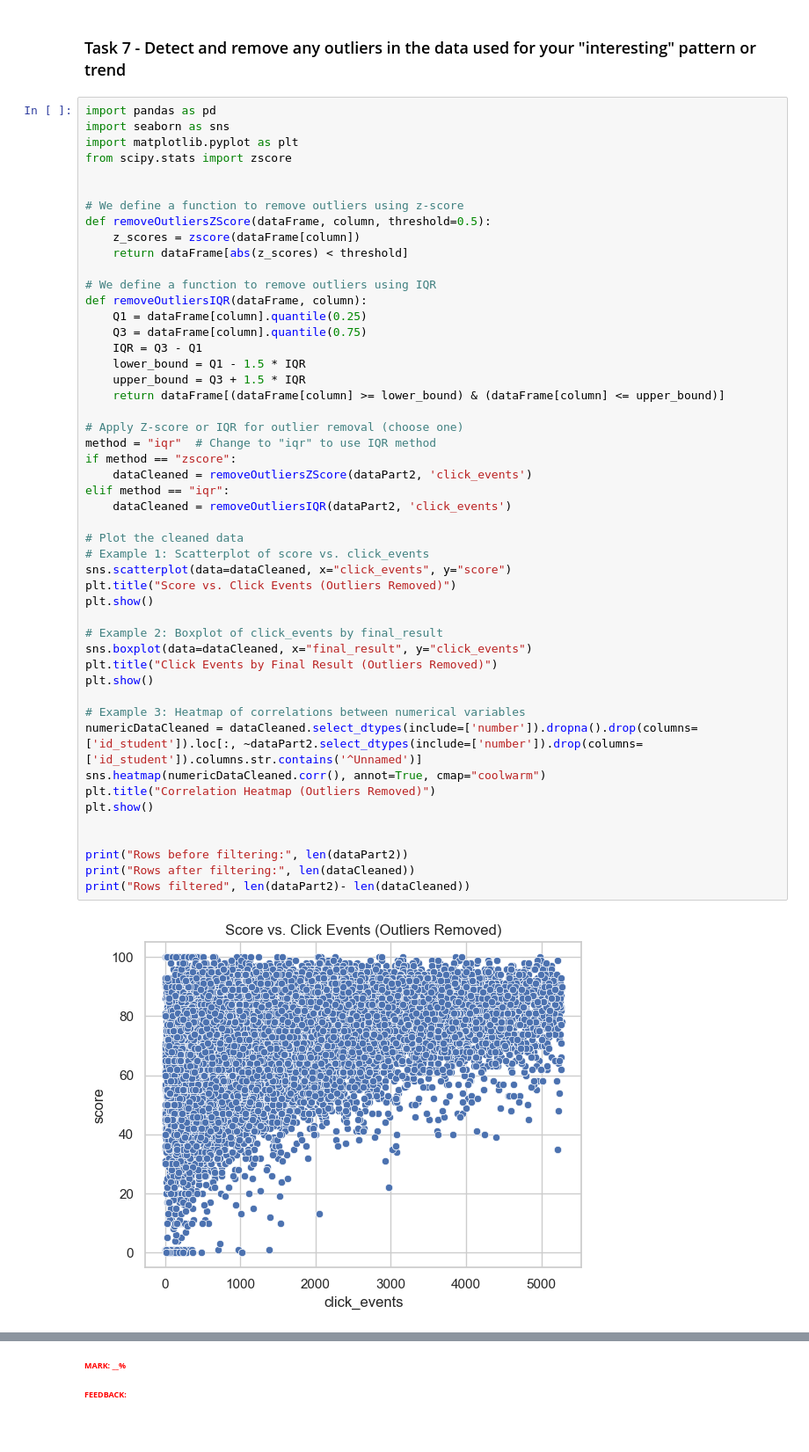
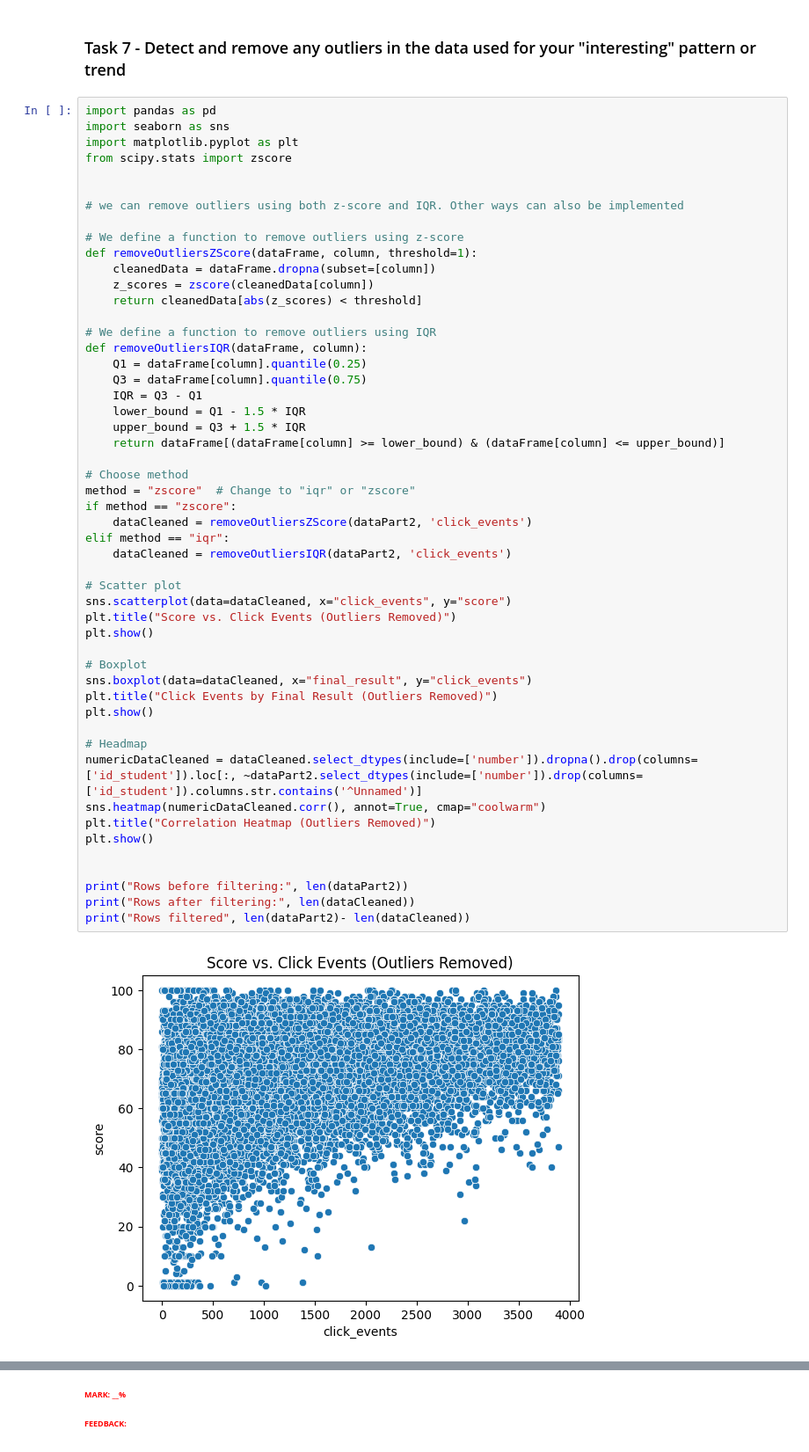
Before and after one commit to emaraitchmsc/autumn-2024-assessment-emaraitchmsc-main, a Jupyter notebook: Part_2.ipynb, the cells around one changed output, grey strips where cells are left out. Shown: that part at 88% size. Drawn from its saved outputs; the diff is of its cells as text.

Commit message:
fixed an issue where z-score gave empty values.

```diff
--- a/Part_2.ipynb
+++ b/Part_2.ipynb
@@ -49,47 +49,49 @@ import matplotlib.pyplot as plt
 from scipy.stats import zscore
 
 
+# we can remove outliers using both z-score and IQR. Other ways can also be implemented
+
 # We define a function to remove outliers using z-score
-def removeOutliersZScore(dataFrame, column, threshold=0.5):
-    z_scores = zscore(dataFrame[column])
-    return dataFrame[abs(z_scores) < threshold]
+def removeOutliersZScore(dataFrame, column, threshold=1):
+    cleanedData = dataFrame.dropna(subset=[column])
+    z_scores = zscore(cleanedData[column])
+    return cleanedData[abs(z_scores) < threshold]
 
 # We define a function to remove outliers using IQR
 def removeOutliersIQR(dataFrame, column):
     Q1 = dataFrame[column].quantile(0.25)
     Q3 = dataFrame[column].quantile(0.75)
     IQR = Q3 - Q1
     lower_bound = Q1 - 1.5 * IQR
     upper_bound = Q3 + 1.5 * IQR
     return dataFrame[(dataFrame[column] >= lower_bound) & (dataFrame[column] <= upper_bound)]
 
-# Apply Z-score or IQR for outlier removal (choose one)
-method = "iqr"  # Change to "iqr" to use IQR method
+# Choose method
+method = "zscore"  # Change to "iqr" or "zscore"
 if method == "zscore":
     dataCleaned = removeOutliersZScore(dataPart2, 'click_events')
 elif method == "iqr":
     dataCleaned = removeOutliersIQR(dataPart2, 'click_events')
 
-# Plot the cleaned data
-# Example 1: Scatterplot of score vs. click_events
+# Scatter plot
 sns.scatterplot(data=dataCleaned, x="click_events", y="score")
 plt.title("Score vs. Click Events (Outliers Removed)")
 plt.show()
 
-# Example 2: Boxplot of click_events by final_result
+# Boxplot
 sns.boxplot(data=dataCleaned, x="final_result", y="click_events")
 plt.title("Click Events by Final Result (Outliers Removed)")
 plt.show()
 
-# Example 3: Heatmap of correlations between numerical variables
+# Headmap
 numericDataCleaned = dataCleaned.select_dtypes(include=['number']).dropna().drop(columns=['id_student']).loc[:, ~dataPart2.select_dtypes(include=['number']).drop(columns=['id_student']).columns.str.contains('^Unnamed')]
 sns.heatmap(numericDataCleaned.corr(), annot=True, cmap="coolwarm")
 plt.title("Correlation Heatmap (Outliers Removed)")
 plt.show()
 
 
 print("Rows before filtering:", len(dataPart2))
 print("Rows after filtering:", len(dataCleaned))
 print("Rows filtered", len(dataPart2)- len(dataCleaned))
 # %% [output]
-[figure, old version]
+[figure, new version]
```
Also changed, not shown: parts of 4 cells of this notebook, 1 other file.
